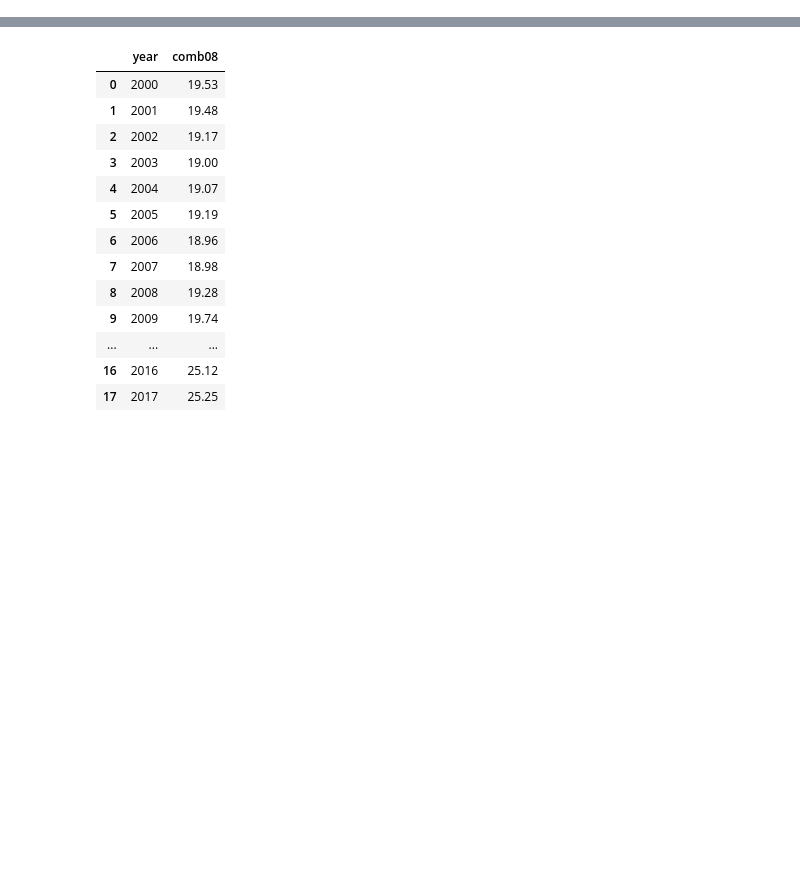
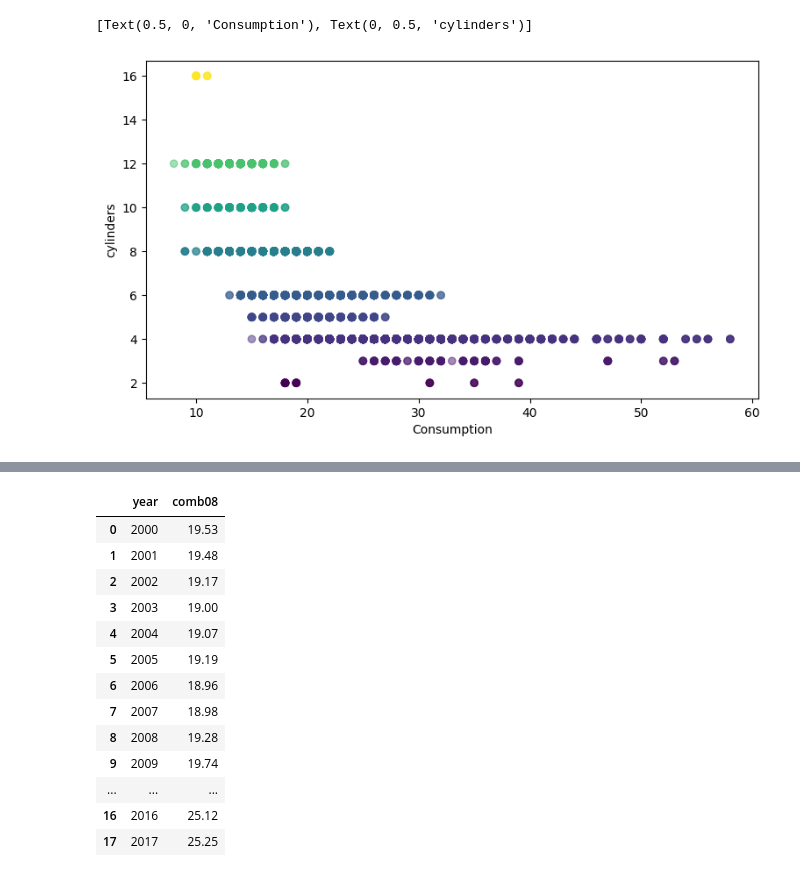
Before and after one commit to masoud533/DataVisualization, a Jupyter notebook: notebooks/CarConsumptionAnalysis/part2.ipynb, the cells around one changed output, grey strips where cells are left out. Cells and saved outputs as stored; diff of their text form; code cells hidden in the pictures; blank space fills up the shorter version.

```diff
--- a/notebooks/CarConsumptionAnalysis/part2.ipynb
+++ b/notebooks/CarConsumptionAnalysis/part2.ipynb
@@ -36,0 +59,7 @@ data.head(10)
+# %%
+fig, ax = plt.subplots(figsize=(9,5))
+ax.scatter(x=data2['comb08'], y=data2['cylinders'], alpha=0.5,c=data2['cylinders'])
+ax.set(xlabel='Consumption', ylabel='cylinders')
+# %% [output]
+[Text(0.5, 0, 'Consumption'), Text(0, 0.5, 'cylinders')]
+[figure, added]
```
Also changed, not shown: parts of 5 cells of this notebook.
